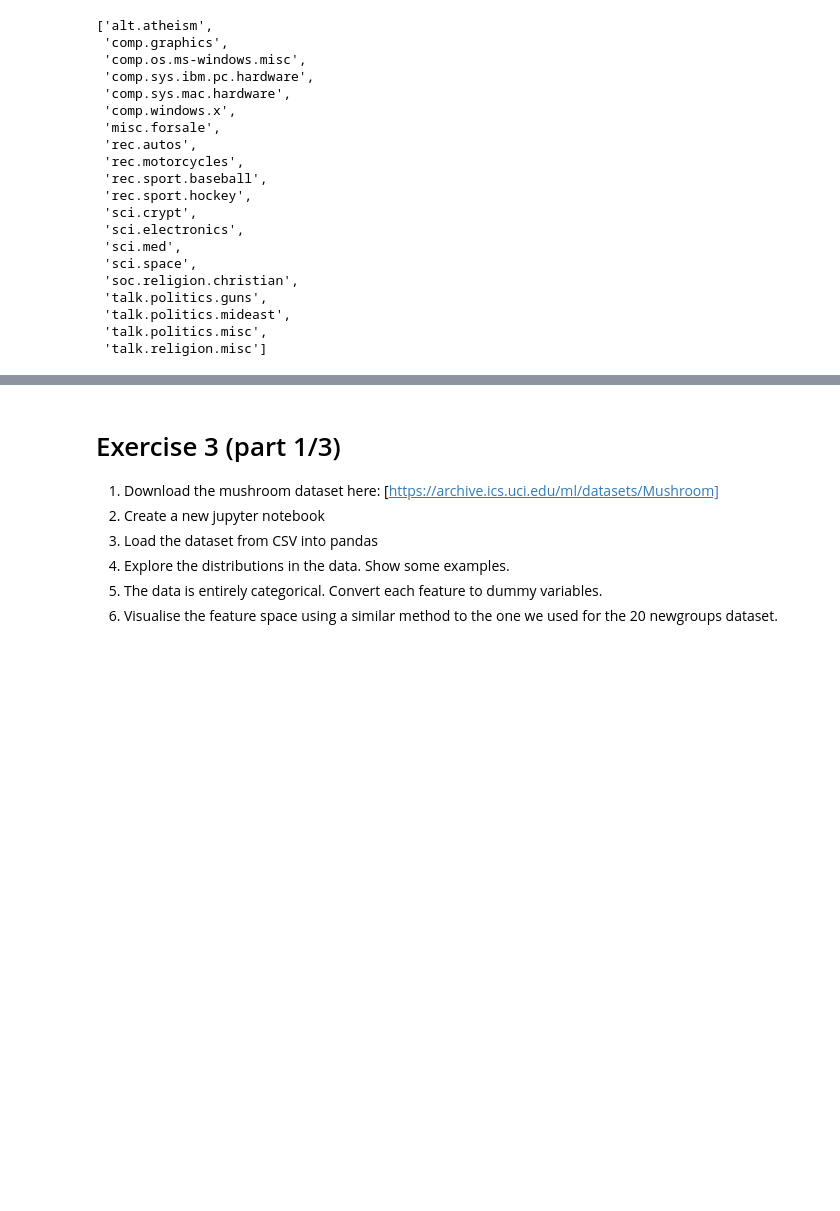
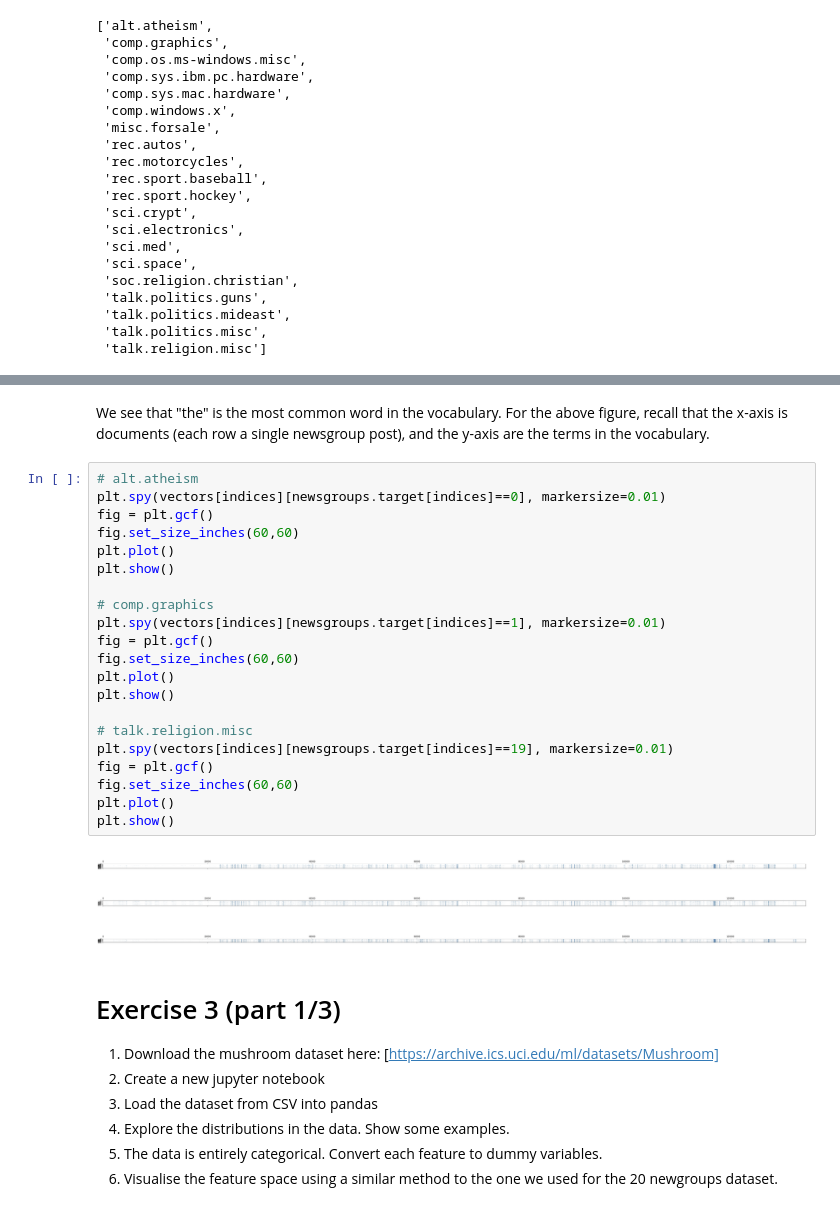
Before and after one commit to mchyll/ml, a Jupyter notebook: src/oving3_1/Features.ipynb, the cells around one changed output, grey strips where cells are left out. Saved outputs shown, nothing was run; the diff lists cells and outputs as text; blank space fills up the shorter version.

```diff
--- a/src/oving3_1/Features.ipynb
+++ b/src/oving3_1/Features.ipynb
@@ -253,3 +274,30 @@ plt.show()
+# %% [markdown]
+We see that "the" is the most common word in the vocabulary. For the above figure, recall that the x-axis is documents (each row a single newsgroup post), and the y-axis are the terms in the vocabulary.
+# %%
+# alt.atheism
+plt.spy(vectors[indices][newsgroups.target[indices]==0], markersize=0.01)
+fig = plt.gcf()
+fig.set_size_inches(60,60)
+plt.plot()
+plt.show()
+
+# comp.graphics
+plt.spy(vectors[indices][newsgroups.target[indices]==1], markersize=0.01)
+fig = plt.gcf()
+fig.set_size_inches(60,60)
+plt.plot()
+plt.show()
+
+# talk.religion.misc
+plt.spy(vectors[indices][newsgroups.target[indices]==19], markersize=0.01)
+fig = plt.gcf()
+fig.set_size_inches(60,60)
+plt.plot()
+plt.show()
+# %% [output]
+[figure, added]
+[figure, added]
+[figure, added]
 # %% [markdown]
 # Exercise 3 (part 1/3)
 
```
Also changed, not shown: parts of 6 cells of this notebook, 5 other files.
